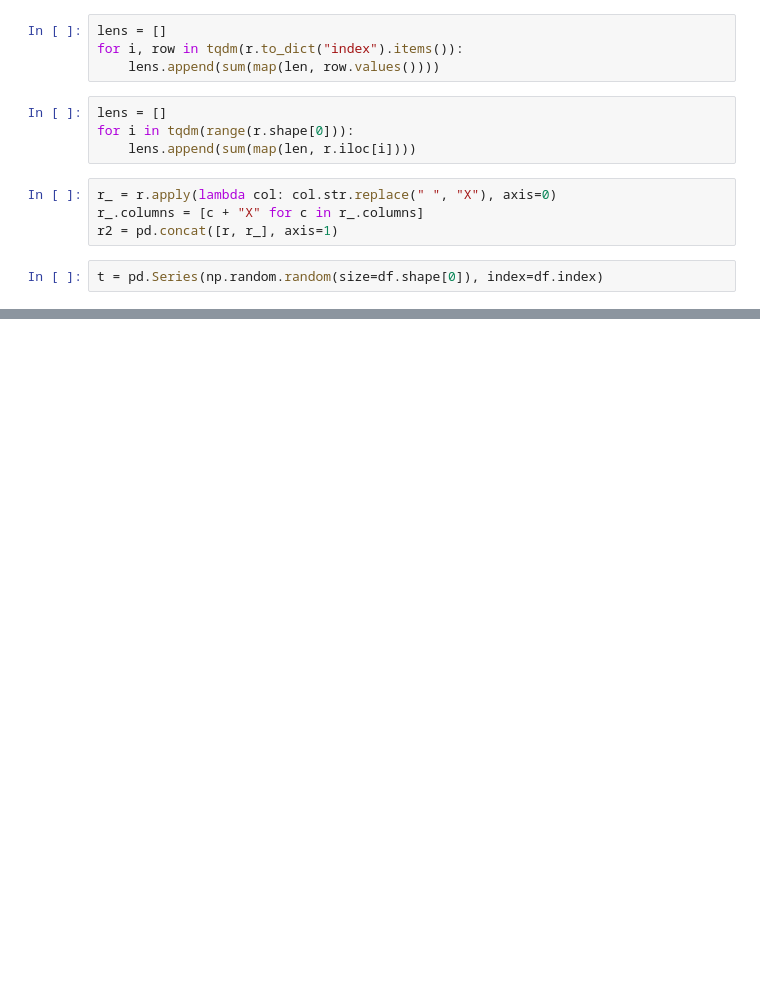
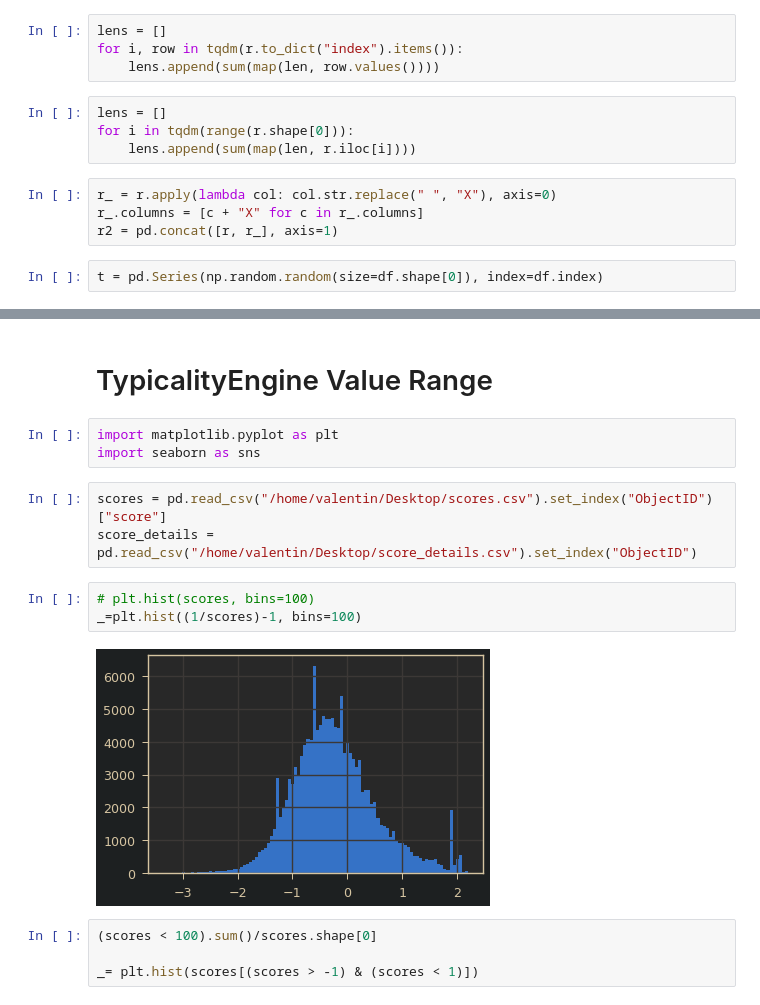
Before and after one commit to valevo/SABIO, a Jupyter notebook: backend/v0_4/dev.ipynb, the cells around one changed output, grey strips where cells are left out. Cells and saved outputs as stored; diff of their text form; blank space fills up the shorter version.

```diff
--- a/backend/v0_4/dev.ipynb
+++ b/backend/v0_4/dev.ipynb
@@ -251,0 +212,17 @@ t.iloc[0].round(3)
+# %% [markdown]
+# TypicalityEngine Value Range
+# %%
+import matplotlib.pyplot as plt
+import seaborn as sns
+# %%
+scores = pd.read_csv("/home/valentin/Desktop/scores.csv").set_index("ObjectID")["score"]
+score_details = pd.read_csv("/home/valentin/Desktop/score_details.csv").set_index("ObjectID")
+# %%
+# plt.hist(scores, bins=100)
+_=plt.hist((1/scores)-1, bins=100)
+# %% [output]
+[figure, added]
+# %%
+(scores < 100).sum()/scores.shape[0]
+
+_= plt.hist(scores[(scores > -1) & (scores < 1)])
```
Also changed, not shown: parts of 17 cells of this notebook, 1 other file.
